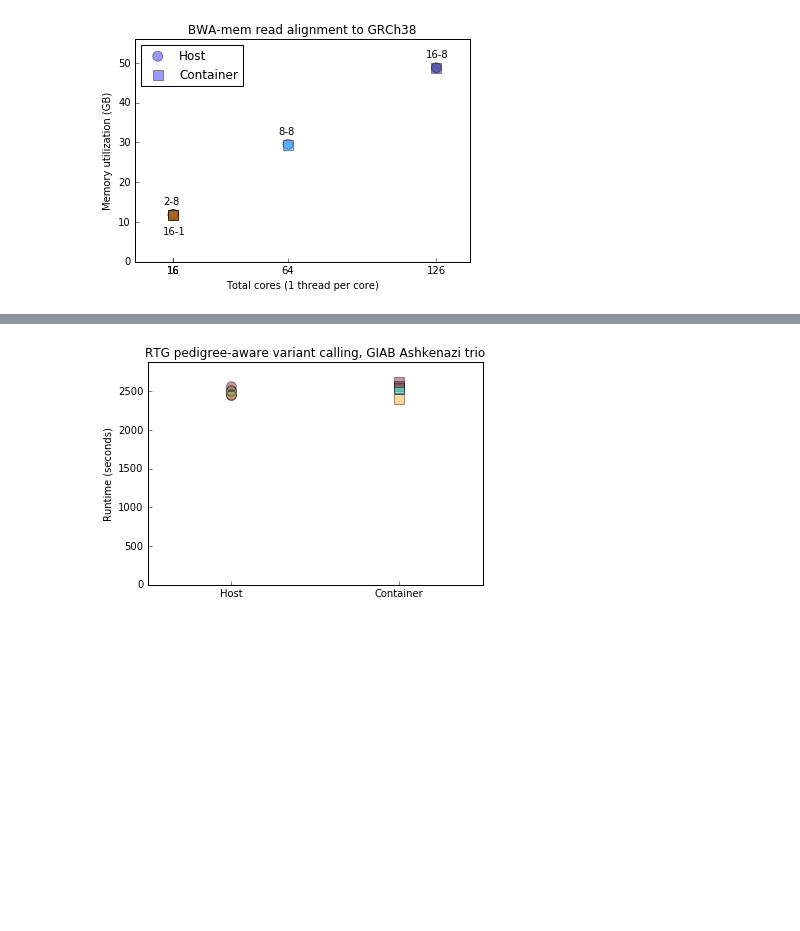
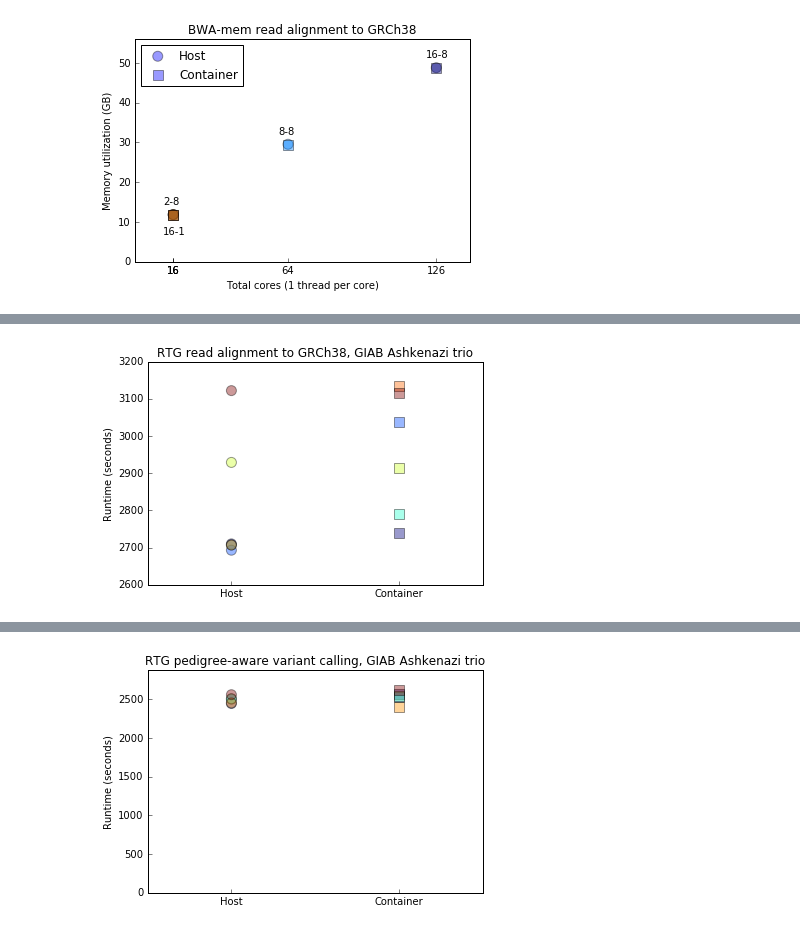
Before and after one commit to vsoch/singularity-scientific-example, a Jupyter notebook: Src/10.generate_graphs.ipynb, the cells around one changed output, grey strips where cells are left out. Cells and saved outputs as stored; diff of their text form; code cells hidden in the pictures; blank space fills up the shorter version.

```diff
--- a/Src/10.generate_graphs.ipynb
+++ b/Src/10.generate_graphs.ipynb
@@ -225,3 +225,18 @@ plt.savefig(os.path.join(FIGURE_DIR, "8.runtime.png"))
+# %%
+r8h = results_8[results_8["run_type"] == "host"]
+r8c = results_8[results_8["run_type"] == "container"]
+
+plt.scatter([0] * r8h.shape[0], r8h["run_time"], c=list(range(r8h.shape[0])), cmap=cm.jet, marker="o", s=100, alpha=0.4, label="Host")
+plt.scatter([1] * r8c.shape[0], r8c["run_time"], c=list(range(r8h.shape[0])), cmap=cm.jet, marker="s", s=100, alpha=0.4, label="Container")
+plt.xlim(-0.5, 1.5)
+plt.ylabel("Runtime (seconds)")
+plt.xticks([0, 1], ["Host", "Container"])
+plt.tick_params(top="off", right="off")
+plt.title("RTG read alignment to GRCh38, GIAB Ashkenazi trio")
+
+plt.savefig(os.path.join(FIGURE_DIR, "8.runtime.condensed.png"))
+# %% [output]
+[figure, added]
 # %%
 plt.scatter([0] * r8h.shape[0], r8h["gb_memory_used"], c=list(range(r8h.shape[0])), cmap=cm.jet, marker="o", s=100, alpha=0.4, label="Host")
 plt.scatter([1] * r8c.shape[0], r8c["gb_memory_used"], c=list(range(r8h.shape[0])), cmap=cm.jet, marker="s", s=100, alpha=0.4, label="Container")
```
Also changed, not shown: parts of 7 cells of this notebook, 9 other files.
